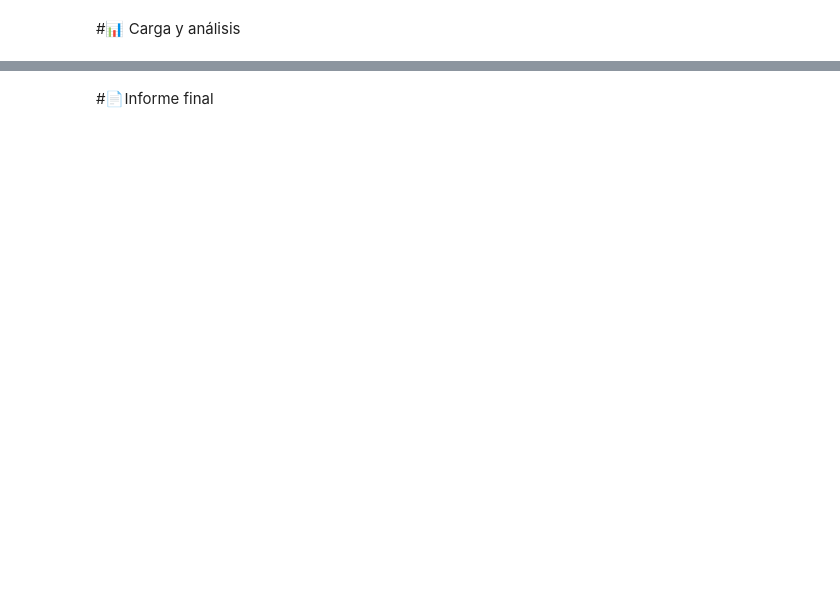
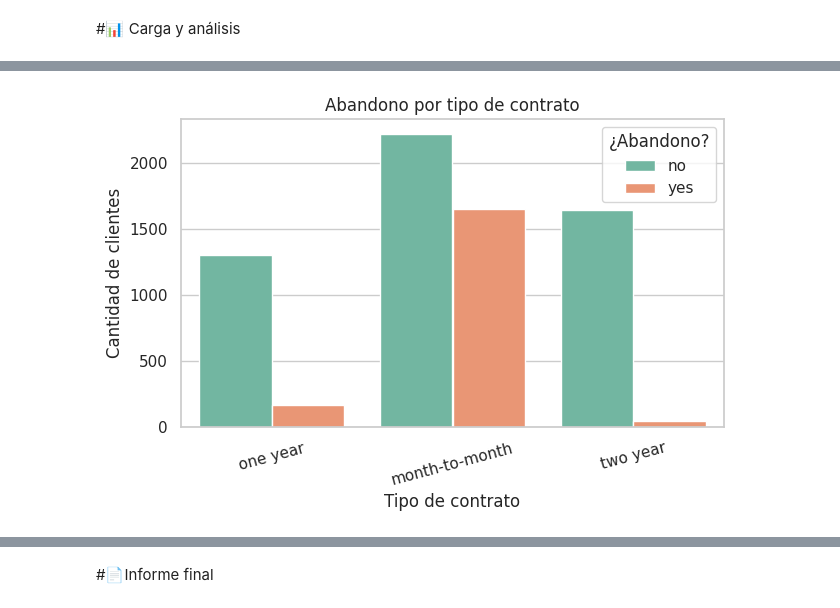
Before and after one commit to ENRIQUEAHERNANDEZ/TelecomX, a Jupyter notebook: TelecomX_LATAM.ipynb, the cells around one changed output, grey strips where cells are left out. Cells and saved outputs as stored; diff of their text form; code cells hidden in the pictures; blank space fills up the shorter version.

```diff
--- a/TelecomX_LATAM.ipynb
+++ b/TelecomX_LATAM.ipynb
@@ -267,0 +322,12 @@ print(df_limpio.columns.tolist())
+# %%
+plt.figure(figsize=(7, 4))
+sns.countplot(data=df_limpio, x="tipo_contrato", hue="abandono", palette="Set2")
+
+plt.title("Abandono por tipo de contrato")
+plt.xlabel("Tipo de contrato")
+plt.ylabel("Cantidad de clientes")
+plt.xticks(rotation=15)
+plt.legend(title="¿Abandono?")
+plt.show()
+# %% [output]
+[figure, added]
```
Also changed, not shown: parts of 24 cells of this notebook.
